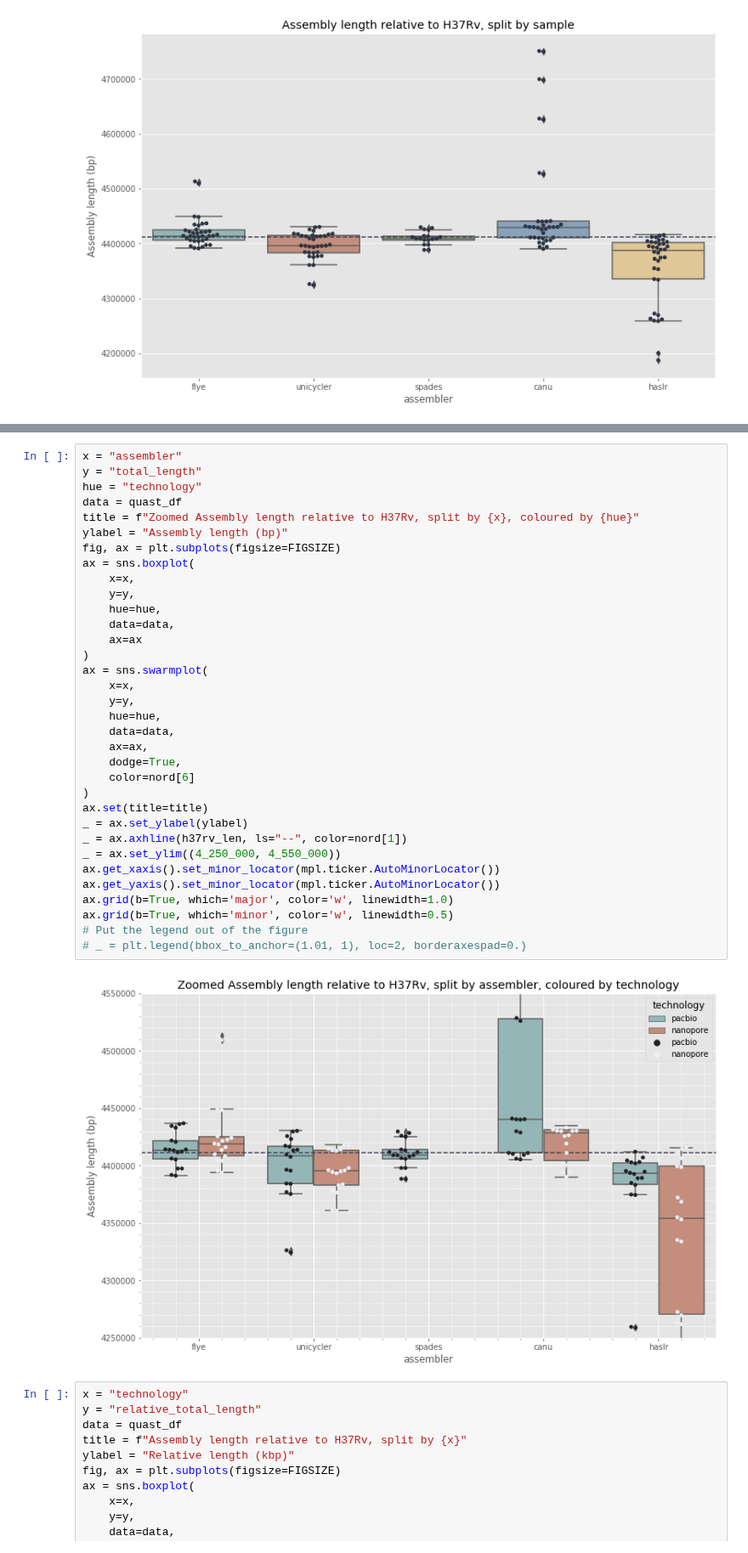
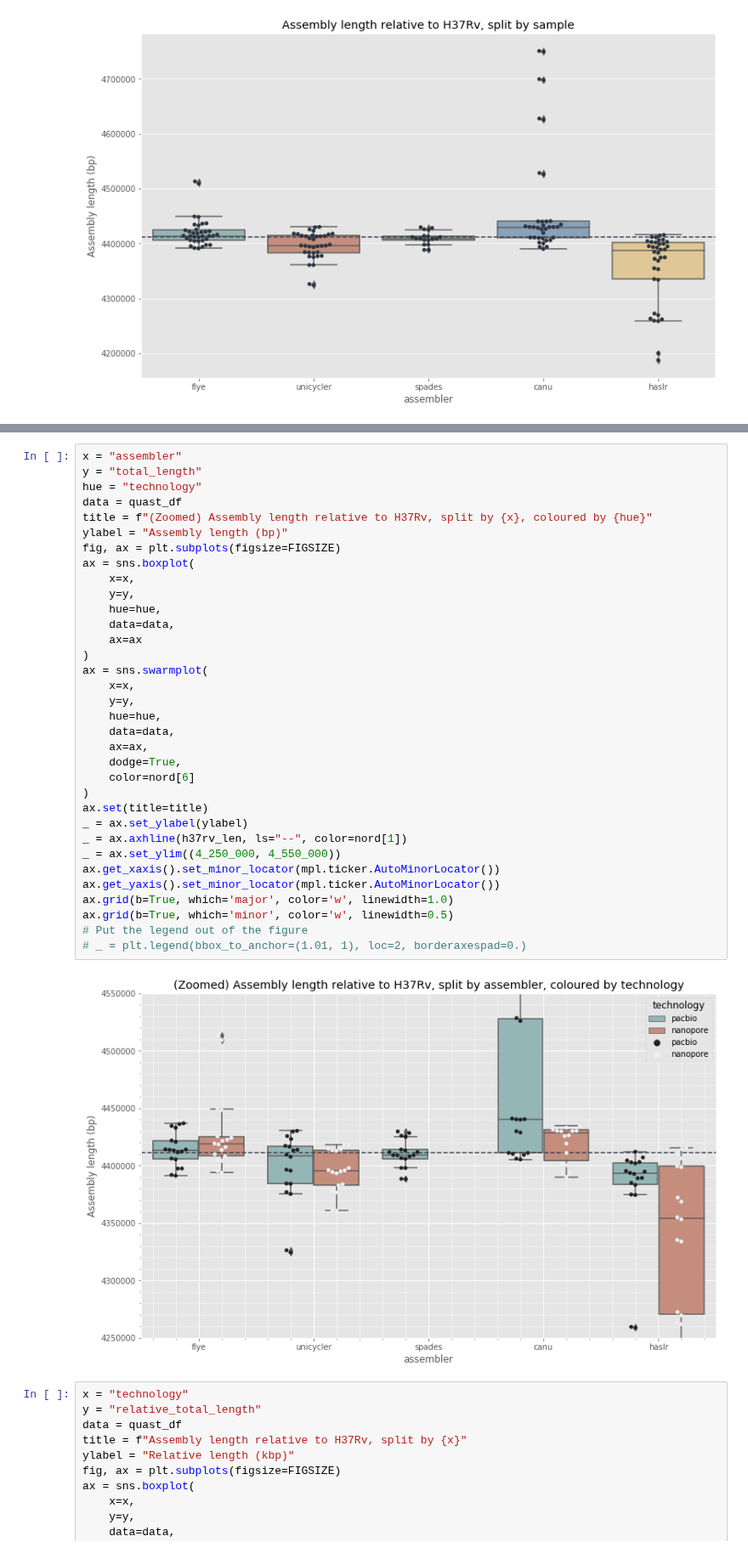
Before and after one commit to mbhall88/head_to_head_pipeline, a Jupyter notebook: analysis/assembly/assessment/report.ipynb, the cells around one changed output, grey strips where cells are left out. Shown at 85% size. Saved outputs shown, nothing was run; the diff lists cells and outputs as text.

```diff
--- a/analysis/assembly/assessment/report.ipynb
+++ b/analysis/assembly/assessment/report.ipynb
@@ -951,37 +946,37 @@ x = "assembler"
 y = "total_length"
 hue = "technology"
 data = quast_df
-title = f"Zoomed Assembly length relative to H37Rv, split by {x}, coloured by {hue}"
+title = f"(Zoomed) Assembly length relative to H37Rv, split by {x}, coloured by {hue}"
 ylabel = "Assembly length (bp)"
 fig, ax = plt.subplots(figsize=FIGSIZE)
 ax = sns.boxplot(
     x=x,
     y=y,
     hue=hue,
     data=data,
     ax=ax
 )
 ax = sns.swarmplot(
     x=x,
     y=y,
     hue=hue,
     data=data,
     ax=ax,
     dodge=True,
     color=nord[6]
 )
 ax.set(title=title)
 _ = ax.set_ylabel(ylabel)
 _ = ax.axhline(h37rv_len, ls="--", color=nord[1])
 _ = ax.set_ylim((4_250_000, 4_550_000))
 ax.get_xaxis().set_minor_locator(mpl.ticker.AutoMinorLocator())
 ax.get_yaxis().set_minor_locator(mpl.ticker.AutoMinorLocator())
 ax.grid(b=True, which='major', color='w', linewidth=1.0)
 ax.grid(b=True, which='minor', color='w', linewidth=0.5)
 # Put the legend out of the figure
 # _ = plt.legend(bbox_to_anchor=(1.01, 1), loc=2, borderaxespad=0.)
 # %% [output]
-[figure, old version]
+[figure, new version]
 # %%
 x = "technology"
 y = "relative_total_length"
```
Also changed, not shown: parts of 12 cells of this notebook.
